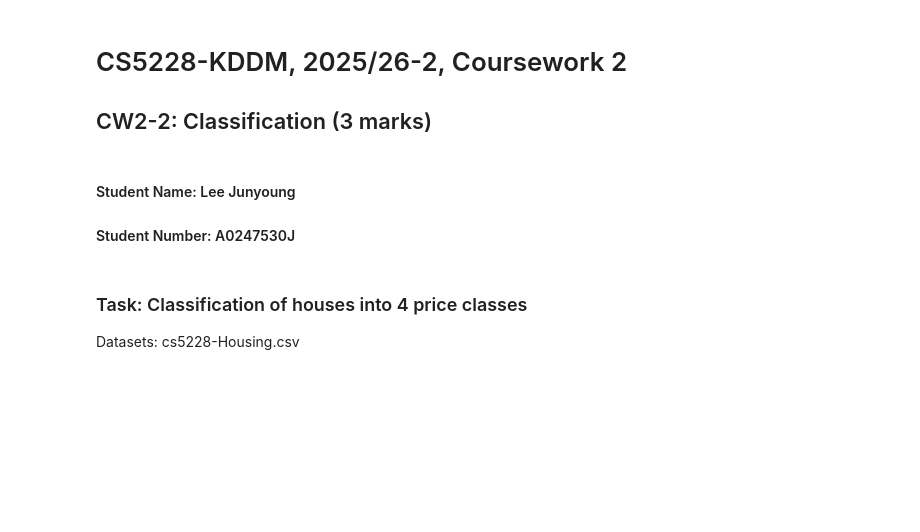
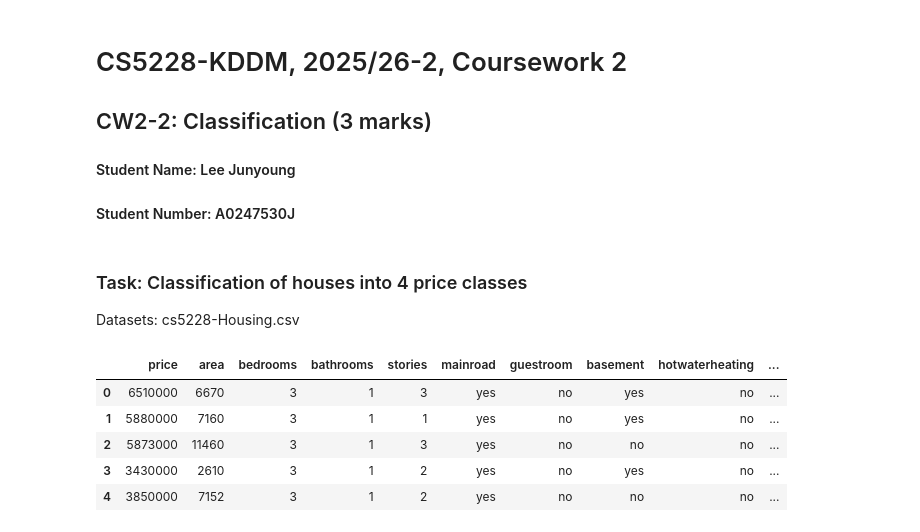
Before and after one commit to jylee-k/cs5228-repo, a Jupyter notebook: Coursework2/CW2-2.ipynb, the cells around one changed output. Drawn from its saved outputs; the diff is of its cells as text; code cells hidden in the pictures; blank space fills up the shorter version.

```diff
--- a/Coursework2/CW2-2.ipynb
+++ b/Coursework2/CW2-2.ipynb
@@ -1,9 +1,8 @@
 # %% [markdown]
 # CS5228-KDDM, 2025/26-2, Coursework 2
 ## CW2-2: Classification (3 marks)
+#### Student Name: Lee Junyoung
+#### Student Number: A0247530J
-# %% [markdown]
-#### Student Name: Lee Junyoung
-#### Student Number: A0247530J
 # %% [markdown]
 ### Task: Classification of houses into 4 price classes
 Datasets: cs5228-Housing.csv
@@ -15,0 +20,11 @@ from sklearn.metrics import precision_score, recall_score, accuracy_score, confu
+# %%
+# 1. Load dataset
+df = pd.read_csv('cs5228-Housing.csv')
+df.head()
+# %% [output]
+|  | price | area | bedrooms | bathrooms | stories | mainroad | guestroom | basement | hotwaterheating | ... |
+| 0 | 6510000 | 6670 | 3 | 1 | 3 | yes | no | yes | no | ... |
+| 1 | 5880000 | 7160 | 3 | 1 | 1 | yes | no | yes | no | ... |
+| 2 | 5873000 | 11460 | 3 | 1 | 3 | yes | no | no | no | ... |
+| 3 | 3430000 | 2610 | 3 | 1 | 2 | yes | no | yes | no | ... |
+| 4 | 3850000 | 7152 | 3 | 1 | 2 | yes | no | no | no | ... |
```
Also changed, not shown: parts of 27 cells of this notebook, 4 other files.
